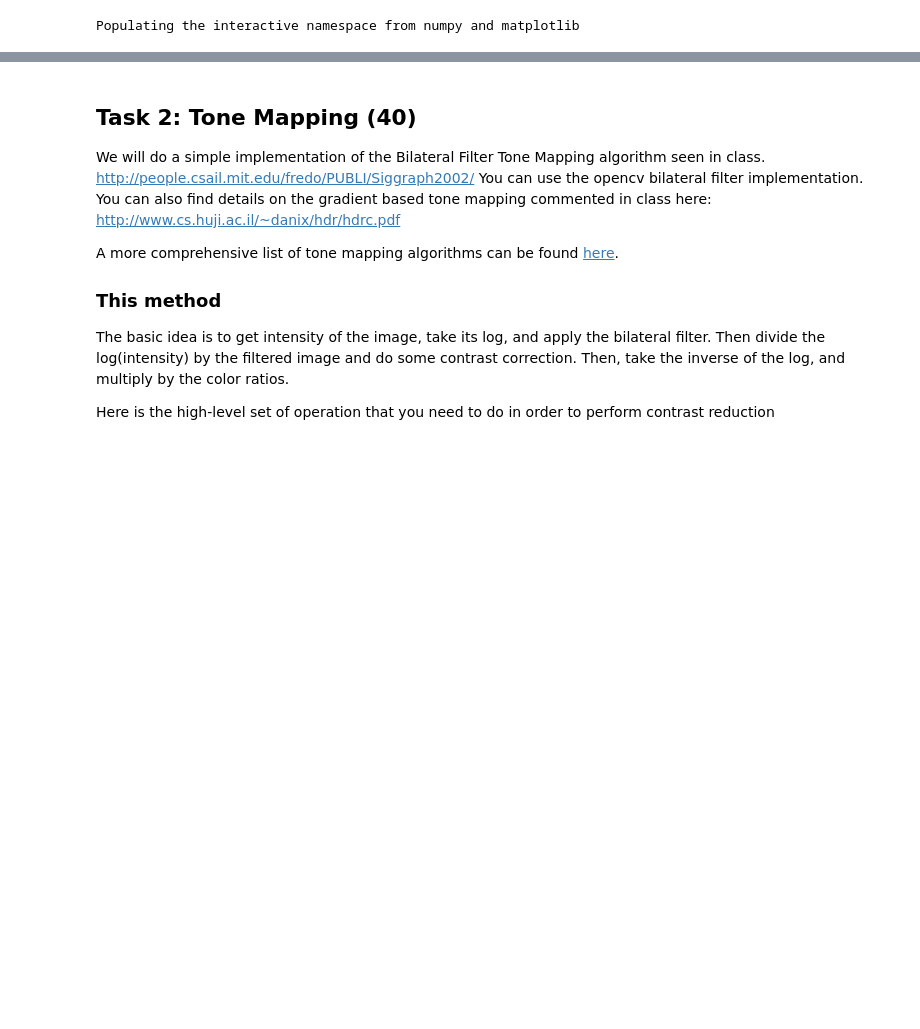
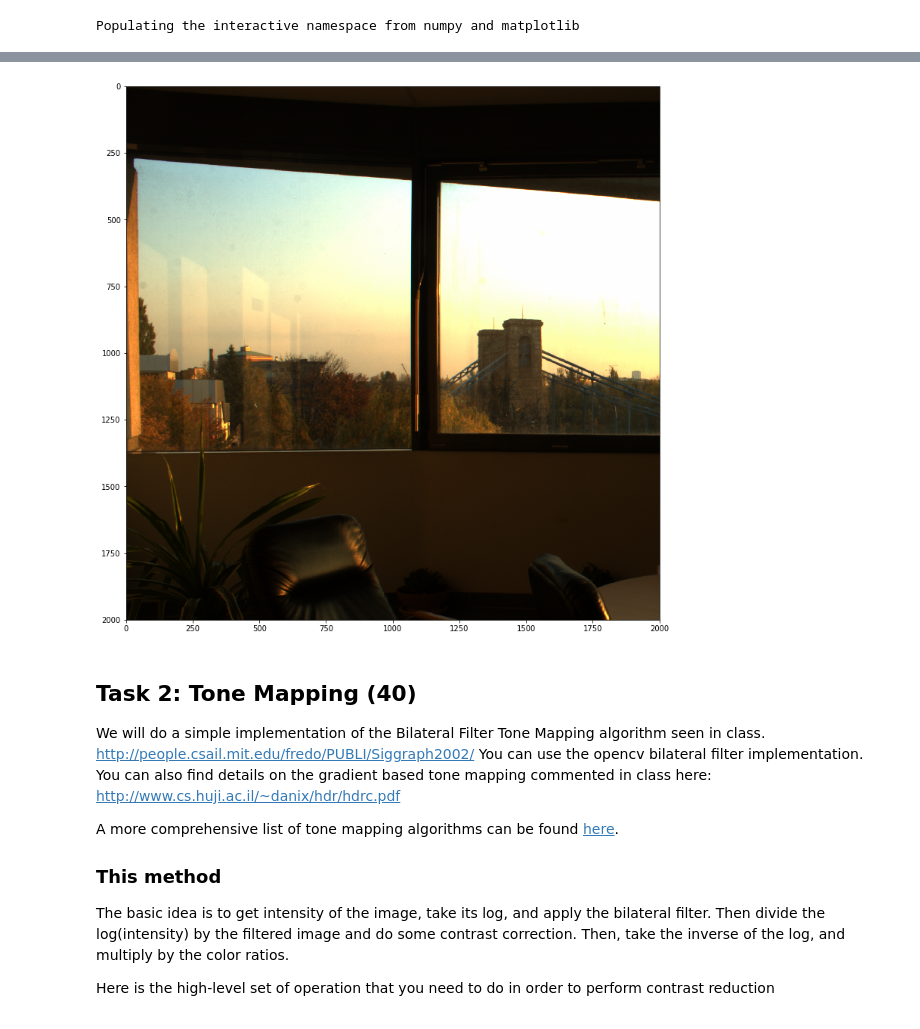
Before and after one commit to iCarrrot/CmpPh, a Jupyter notebook: Lab2/Lab2.ipynb, the cells around one changed output, grey strips where cells are left out. Saved outputs shown, nothing was run; the diff lists cells and outputs as text; code cells hidden in the pictures; blank space fills up the shorter version.

```diff
--- a/Lab2/Lab2.ipynb
+++ b/Lab2/Lab2.ipynb
@@ -122,0 +142,26 @@ https://matplotlib.org/users/image_tutorial.html
+# %%
+t=range(0,3)
+t[0]=1/8.
+t[1]=1/30.
+t[2]=1/2.
+w= lambda x: np.exp(-4.*((x-.5)**2)/(0.5**2))
+ilin= lambda x, t: t*x
+
+Ilin=range(0,3)
+# %%
+Ilin[0]=ilin(img1,t[0])
+Ilin[1]=ilin(img2,t[1])
+Ilin[2]=ilin(img3,t[2])
+# %%
+W=range(0,3)
+for i in range(0,3):
+    W[i]=w(Ilin[i])
+# %%
+#print Ilin[0]*t[0]
+X1=t[0]*Ilin[0]*W[0]
+X2=W[0]*t[0]**2.
+for i in range(1,3):
+    X1+=W[i]*Ilin[i]*t[i]
+    X2+=W[i]*t[i]**2
+
+X=np.clip(X1/X2,0.,1.)
@@ -123,3 +170,7 @@ https://matplotlib.org/users/image_tutorial.html
+# %%
+show_image(X[:2000,:2000],0.5)
+# %% [output]
+[figure, added]
 # %% [markdown]
 ## Task 2: Tone Mapping (40)
 
```
Also changed, not shown: parts of 3 cells of this notebook, 4 other files.
